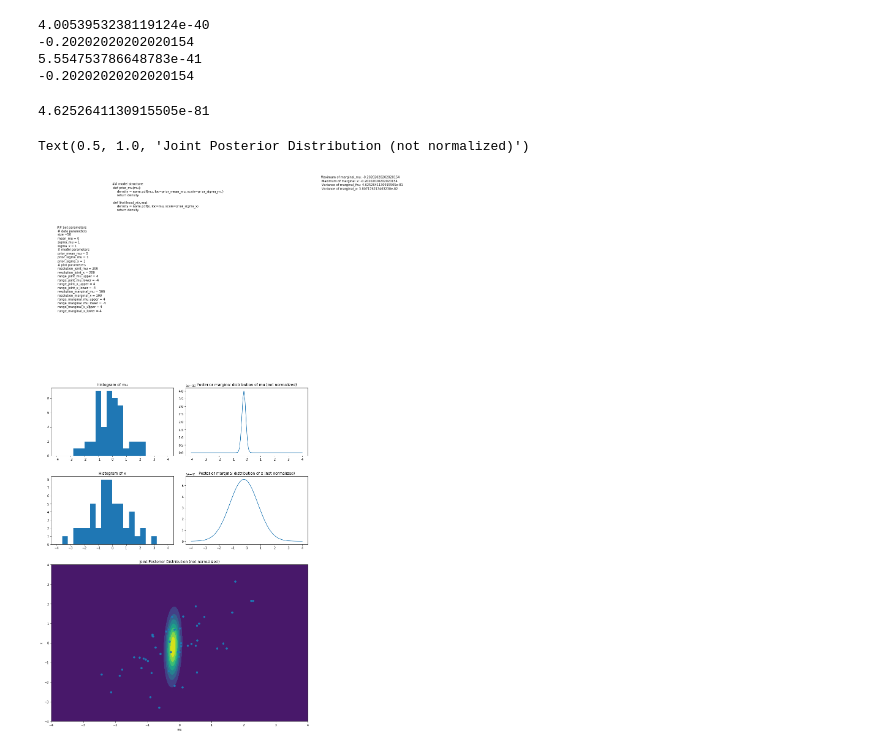
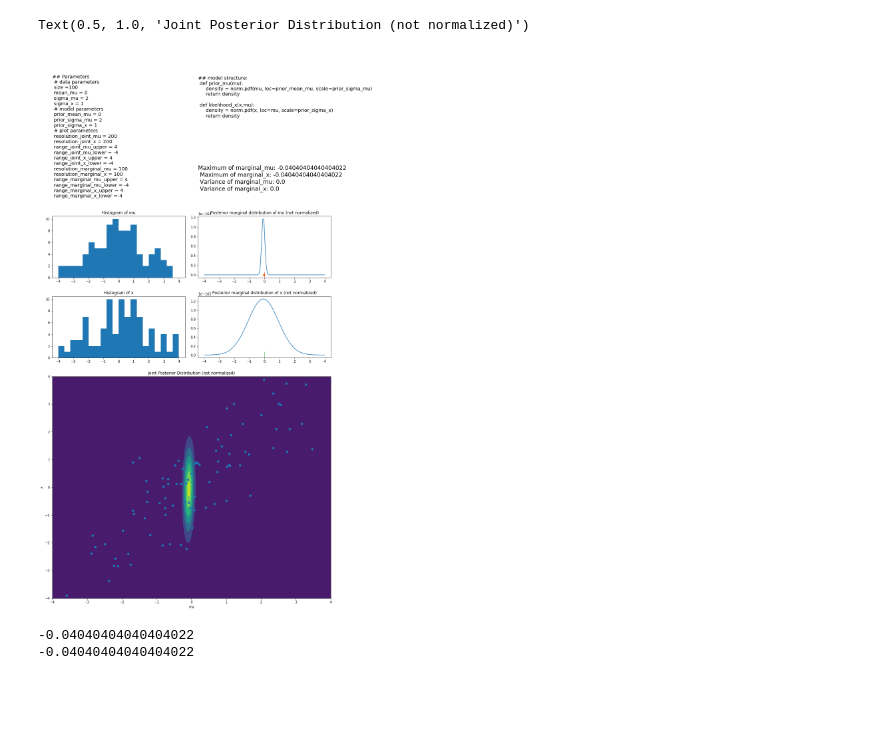
Before and after one commit to jong42/Master_Thesis_CDS, a Jupyter notebook: basic_manual_example.ipynb, the cells around one changed output. Drawn from its saved outputs; the diff is of its cells as text; code cells hidden in the pictures; blank space fills up the shorter version.

Commit message:
Adjust plot formatting, add display of mean and variance in marginal plots

```diff
--- a/basic_manual_example.ipynb
+++ b/basic_manual_example.ipynb
@@ -14,14 +14,14 @@ np.random.seed(2)
 ## Set parameters
 
 # data parameters
-size = 50
+size = 100
 mean_mu = 0
-sigma_mu = 1
+sigma_mu = 2
 sigma_x = 1
 
 # model parameters
 prior_mean_mu = 0
-prior_sigma_mu = 1
+prior_sigma_mu = 2
 prior_sigma_x = 1
 
 # plot parameters
@@ -40,7 +40,7 @@ range_marginal_x_lower = -4
 # %%
 ## Generate data
 mu = np.random.normal(mean_mu,sigma_mu,size=size)
-X = np.random.normal(mu,sigma_x)
+X = np.random.normal(mu,sigma_x,size=size)
 # %%
 ## Calculate joint posterior distribution
 def prior_mu(mu):
@@ -127,24 +127,16 @@ mu_max_plot_position = range_marginals_mu[mu_max_index]
 x_max = max(marginals_x)
 x_max_index = marginals_x.index(x_max)
 x_max_plot_position = range_marginals_x[x_max_index]
-# %% [output]
-4.0053953238119124e-40
--0.20202020202020154
-5.554753786648783e-41
--0.20202020202020154
-4.6252641130915505e-81
 # %%
 ## Plot posterior distributions
 
-plt.figure(figsize=(15,20))
-vis_grid = plt.GridSpec(4, 2, wspace=0.1, hspace=0.3)
+plt.figure(figsize=(15,30))
+vis_grid = plt.GridSpec(7, 2, wspace=0.1, hspace=0.3)
 
-plt.subplot(vis_grid[0, 0])
-hist(mu,range=[range_marginal_mu_lower,range_marginal_mu_upper],bins=20)
-plt.title('Histogram of mu')
-
-plt.text(range_joint_mu_lower,20,
-'## Set parameters \n \
+plt.subplot(vis_grid[0:2, 0])
+axis('off')
+plt.text(0,0,
+'## Parameters \n \
 # data parameters \n \
 size =' + str(size)+ '\n \
 mean_mu = ' + str(mean_mu)+ '\n \
@@ -166,45 +158,69 @@ resolution_marginal_x = ' + str(resolution_marginal_x)+' \n \
 range_marginal_mu_upper = ' + str(range_marginal_mu_upper)+' \n \
 range_marginal_mu_lower = ' + str(range_marginal_mu_lower)+' \n \
 range_marginal_x_upper = ' + str(range_marginal_x_upper)+' \n \
-range_marginal_x_lower =' + str(range_marginal_x_lower))
+range_marginal_x_lower =' + str(range_marginal_x_lower),
+        fontsize ='x-large')
 
-plt.text(0,34,
+plt.subplot(vis_grid[0, 1])
+axis('off')
+plt.text(0,0,
 '## model structure: \n \
 def prior_mu(mu): \n \
     density = norm.pdf(mu, loc=prior_mean_mu, scale=prior_sigma_mu) \n \
     return density \n \
  \n \
 def likelihood_x(x,mu): \n \
     density = norm.pdf(x, loc=mu, scale=prior_sigma_x) \n \
-    return density')
+    return density',
+        fontsize ='x-large')
 
-plt.text(15,36.5,
+plt.subplot(vis_grid[1, 1])
+axis('off')
+plt.text(0,0,
 'Maximum of marginal_mu: ' + str(mu_max_plot_position) + '\n \
 Maximum of marginal_x: ' + str(x_max_plot_position) + '\n \
 Variance of marginal_mu: ' + str(np.var(marginals_mu)) + '\n \
-Variance of marginal_x: ' + str(np.var(marginals_x)) + '\n ')
+Variance of marginal_x: ' + str(np.var(marginals_x)) + '\n ',
+        fontsize ='xx-large')
 
-plt.subplot(vis_grid[0, 1:])
+plt.subplot(vis_grid[2, 0])
+hist(mu,range=[range_marginal_mu_lower,range_marginal_mu_upper],bins=20)
+plt.title('Histogram of mu')
+
+plt.subplot(vis_grid[2, 1:])
 plt.plot(range_marginals_mu, marginals_mu)
 plt.title('Posterior marginal distribution of mu (not normalized)')
-plt.subplot(vis_grid[1, :])
+plot([mu_max_plot_position], [0], 'o')
+plot([np.var(marginals_mu)], [0], '|', markersize=20)
+plot([-np.var(marginals_mu)], [0], '|', markersize=20)
 
-plt.subplot(vis_grid[1, 0])
+plt.subplot(vis_grid[3, 0])
 hist(X,range=[range_marginal_x_lower,range_marginal_x_upper],bins=20)
 plt.title('Histogram of x')
 
-plt.subplot(vis_grid[1, 1:])
+plt.subplot(vis_grid[3, 1:])
 plt.plot(range_marginals_x, marginals_x)
 plt.title('Posterior marginal distribution of x (not normalized)')
+#plot([x_max_plot_position], [0], 'o')
+plot([np.var(marginals_x)], [0], '|', markersize=20)
+plot([-np.var(marginals_x)], [0], '|', markersize=20)
 
-plt.subplot(vis_grid[2:4, :])
+plt.subplot(vis_grid[4:7, :])
 cnt = contourf(mu_plot, x_plot, grid)
 plt.xlabel('mu')
 plt.ylabel('x')
 plt.ylim((range_joint_x_lower,range_joint_x_upper))
 plt.xlim((range_joint_mu_lower,range_joint_mu_upper))
 _ = plt.scatter(mu, X)
 plt.title('Joint Posterior Distribution (not normalized)')
 # %% [output]
 Text(0.5, 1.0, 'Joint Posterior Distribution (not normalized)')
-[figure, old version]
+[figure, new version]
+# %%
+print(mu_max_plot_position)
+print(x_max_plot_position)
+#print(np.var(marginals_x))
+#print(np.var(marginals_mu))
+# %% [output]
+-0.04040404040404022
+-0.04040404040404022
```
